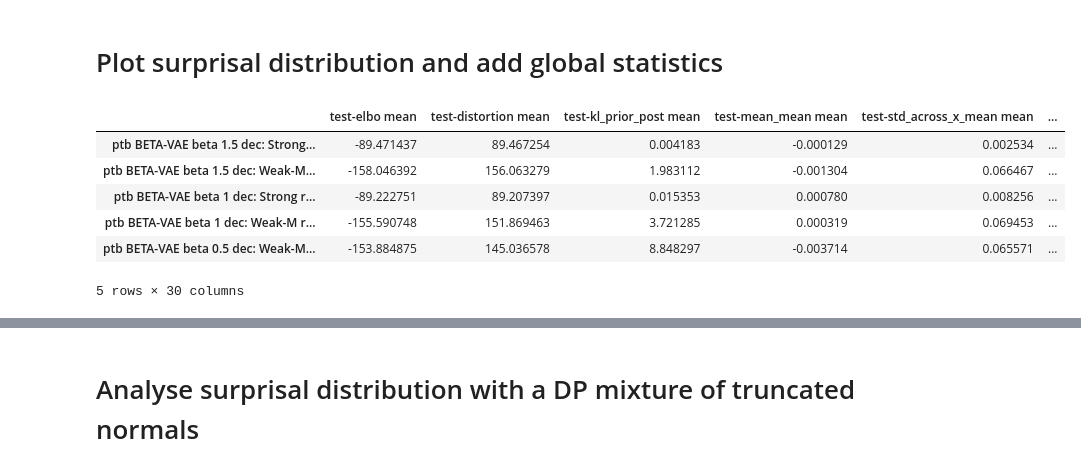
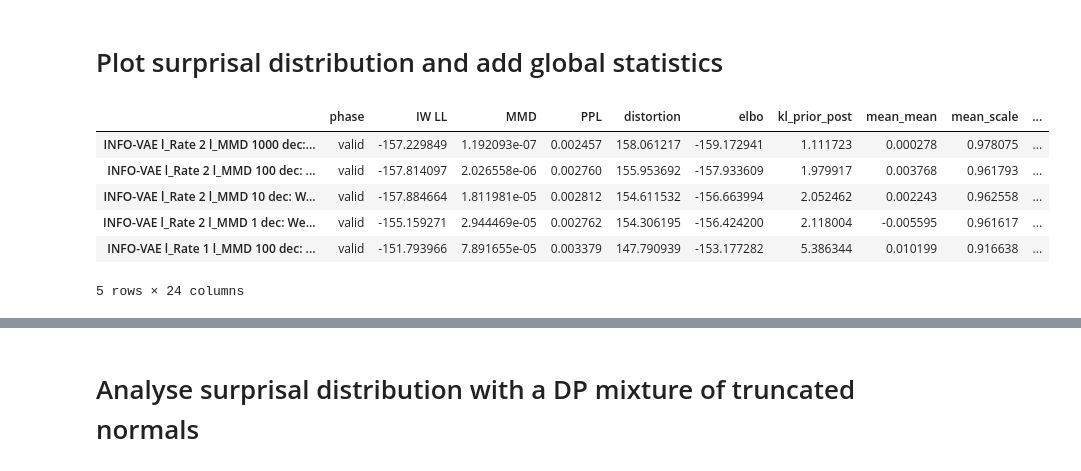
Before and after one commit to ClaartjeBarkhof/bayesian-statistical-criticism-vae, a Jupyter notebook: analysis/data_space/PTB_topics.ipynb, the cells around one changed output, grey strips where cells are left out. Saved outputs shown, nothing was run; the diff lists cells and outputs as text; code cells hidden in the pictures.

Commit message:
first finished versions latent, sequence and image analysis done

```diff
--- a/analysis/data_space/PTB_topics.ipynb
+++ b/analysis/data_space/PTB_topics.ipynb
@@ -119,0 +398,3 @@ overview_df.head()
+# %%
+overview_df = make_run_overview_df(prefixes=["(5-jan ptb-test)", "(4-jan ptb-test)", "(10-jan ptb)", "(11-jan ptb)"])
+overview_df.head()
@@ -224,13 +485,14 @@ I0104 08:14:26.129626 23131099492096 utils.py:447] Phrases lifecycle event {'msg
 # %% [markdown]
 # Plot surprisal distribution and add global statistics
 # %%
-global_stats_df = pd.read_csv("global_stats/ptb_global_stats.csv", index_col=0)
+global_stats_df = pd.read_csv("/home/cbarkhof/fall-2021/analysis/global_stats.csv", index_col=0)
+global_stats_df = global_stats_df[(global_stats_df.index.isin(overview_df.index)) & (global_stats_df.phase == "valid")]
 global_stats_df.head()
 # %% [output]
-|  | test-elbo mean | test-distortion mean | test-kl_prior_post mean | test-mean_mean mean | test-std_across_x_mean mean | ... |
-| ptb BETA-VAE beta 1.5 dec: Strong... | -89.471437 | 89.467254 | 0.004183 | -0.000129 | 0.002534 | ... |
-| ptb BETA-VAE beta 1.5 dec: Weak-M... | -158.046392 | 156.063279 | 1.983112 | -0.001304 | 0.066467 | ... |
-| ptb BETA-VAE beta 1 dec: Strong r... | -89.222751 | 89.207397 | 0.015353 | 0.000780 | 0.008256 | ... |
-| ptb BETA-VAE beta 1 dec: Weak-M r... | -155.590748 | 151.869463 | 3.721285 | 0.000319 | 0.069453 | ... |
-| ptb BETA-VAE beta 0.5 dec: Weak-M... | -153.884875 | 145.036578 | 8.848297 | -0.003714 | 0.065571 | ... |
+|  | phase | IW LL | MMD | PPL | distortion | elbo | kl_prior_post | mean_mean | mean_scale | ... |
+| INFO-VAE l_Rate 2 l_MMD 1000 dec:... | valid | -157.229849 | 1.192093e-07 | 0.002457 | 158.061217 | -159.172941 | 1.111723 | 0.000278 | 0.978075 | ... |
+| INFO-VAE l_Rate 2 l_MMD 100 dec: ... | valid | -157.814097 | 2.026558e-06 | 0.002760 | 155.953692 | -157.933609 | 1.979917 | 0.003768 | 0.961793 | ... |
+| INFO-VAE l_Rate 2 l_MMD 10 dec: W... | valid | -157.884664 | 1.811981e-05 | 0.002812 | 154.611532 | -156.663994 | 2.052462 | 0.002243 | 0.962558 | ... |
+| INFO-VAE l_Rate 2 l_MMD 1 dec: We... | valid | -155.159271 | 2.944469e-05 | 0.002762 | 154.306195 | -156.424200 | 2.118004 | -0.005595 | 0.961617 | ... |
+| INFO-VAE l_Rate 1 l_MMD 100 dec: ... | valid | -151.793966 | 7.891655e-05 | 0.003379 | 147.790939 | -153.177282 | 5.386344 | 0.010199 | 0.916638 | ... |
-5 rows × 30 columns
+5 rows × 24 columns
```
Also changed, not shown: parts of 31 cells of this notebook, 8 other files.
